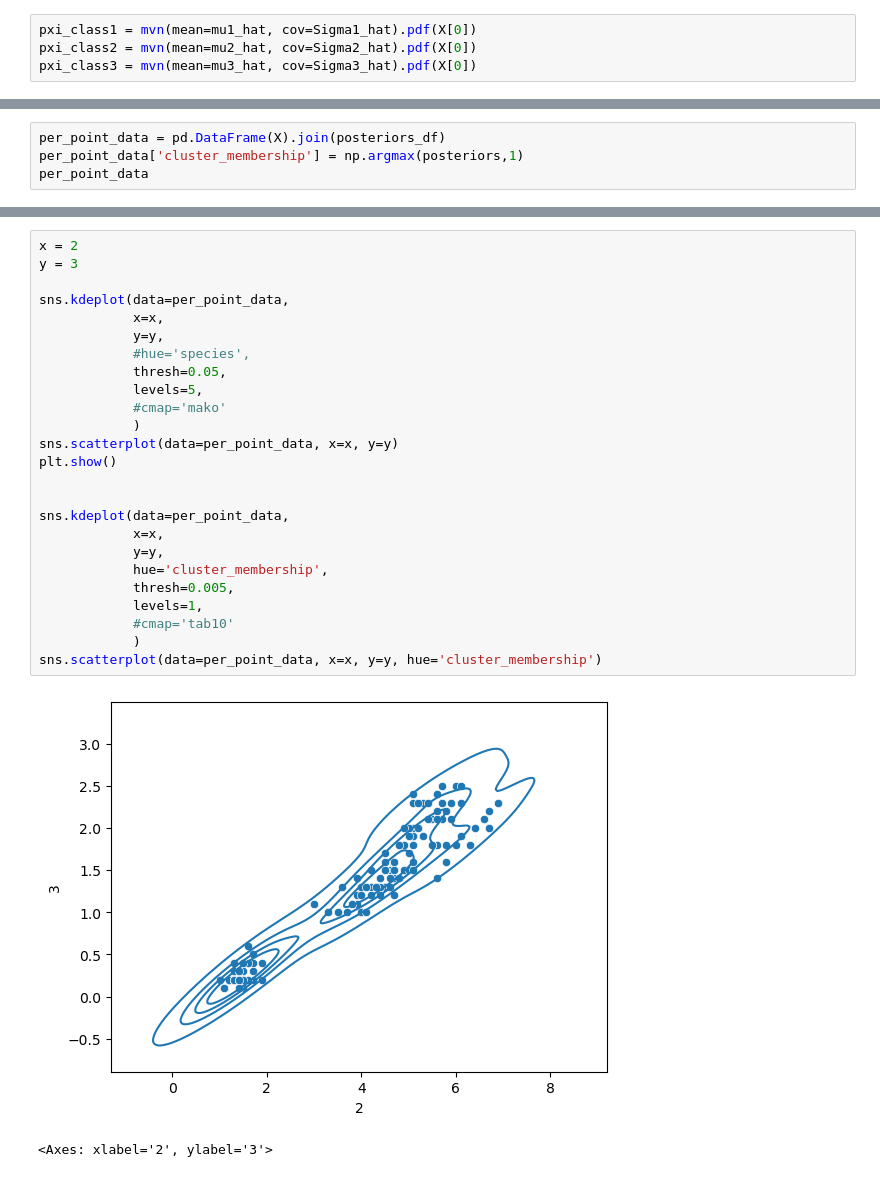
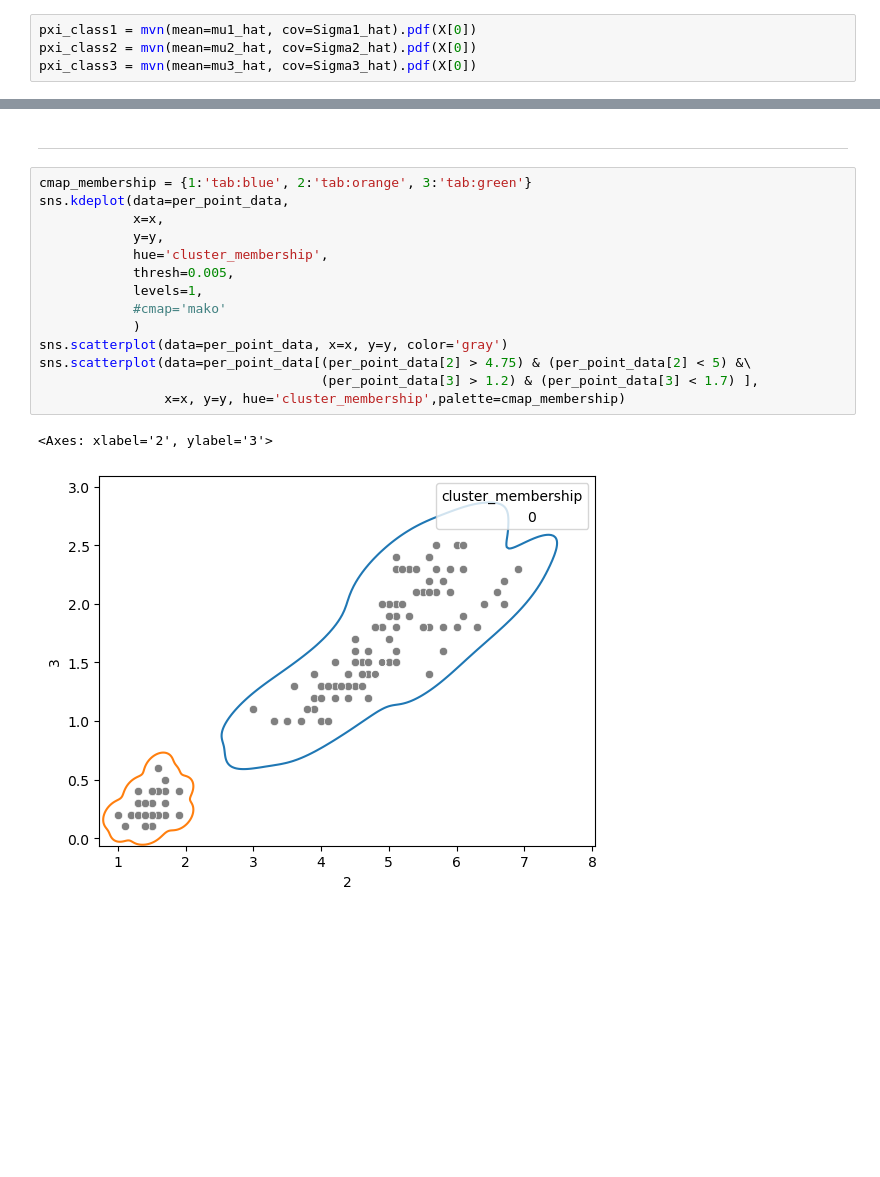
Before and after one commit to rodriguezmDNA/statsfromscratch, a Jupyter notebook: Expectation Maximization/EM_Iris_3D.ipynb, the cells around one changed output, grey strips where cells are left out. Drawn from its saved outputs; the diff is of its cells as text; blank space fills up the shorter version.

```diff
--- a/Expectation Maximization/EM_Iris_3D.ipynb
+++ b/Expectation Maximization/EM_Iris_3D.ipynb
@@ -307,4 +284,0 @@ array([0, 0, 0, 0, 0, 0, 0, 0, 0, 0, 0, 0, 0, 0, 0, 0, 0, 0, 0, 0, 0, 0,
-# %%
-per_point_data = pd.DataFrame(X).join(posteriors_df)
-per_point_data['cluster_membership'] = np.argmax(posteriors,1)
-per_point_data
@@ -334,28 +285,19 @@ iris.head()
+# %% [markdown]
+------
 # %%
-x = 2
-y = 3
-
-sns.kdeplot(data=per_point_data,
-            x=x,
-            y=y,
-            #hue='species',
-            thresh=0.05,
-            levels=5,
-            #cmap='mako'
-            )
-sns.scatterplot(data=per_point_data, x=x, y=y)
-plt.show()
-
-
+cmap_membership = {1:'tab:blue', 2:'tab:orange', 3:'tab:green'}
 sns.kdeplot(data=per_point_data,
             x=x,
             y=y,
             hue='cluster_membership',
             thresh=0.005,
             levels=1,
-            #cmap='tab10'
+            #cmap='mako'
             )
-sns.scatterplot(data=per_point_data, x=x, y=y, hue='cluster_membership')
+sns.scatterplot(data=per_point_data, x=x, y=y, color='gray')
+sns.scatterplot(data=per_point_data[(per_point_data[2] > 4.75) & (per_point_data[2] < 5) &\
+                                    (per_point_data[3] > 1.2) & (per_point_data[3] < 1.7) ],
+                x=x, y=y, hue='cluster_membership',palette=cmap_membership)
 # %% [output]
+<Axes: xlabel='2', ylabel='3'>
-[figure, old version]
+[figure, new version]
-<Axes: xlabel='2', ylabel='3'>
```
Also changed, not shown: parts of 46 cells of this notebook, 1 other file.
